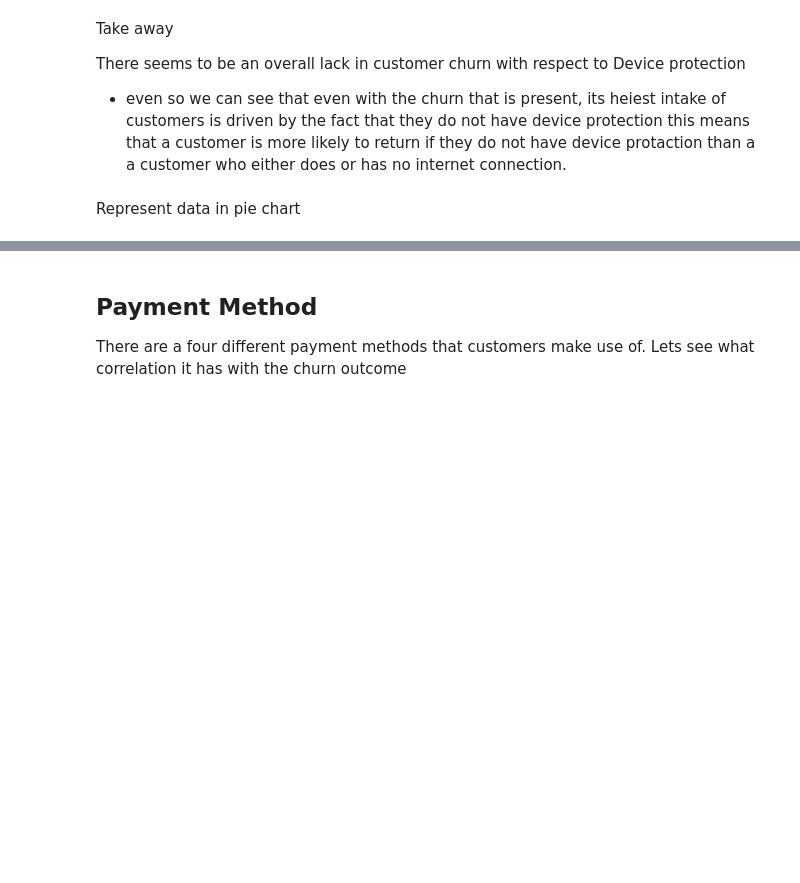
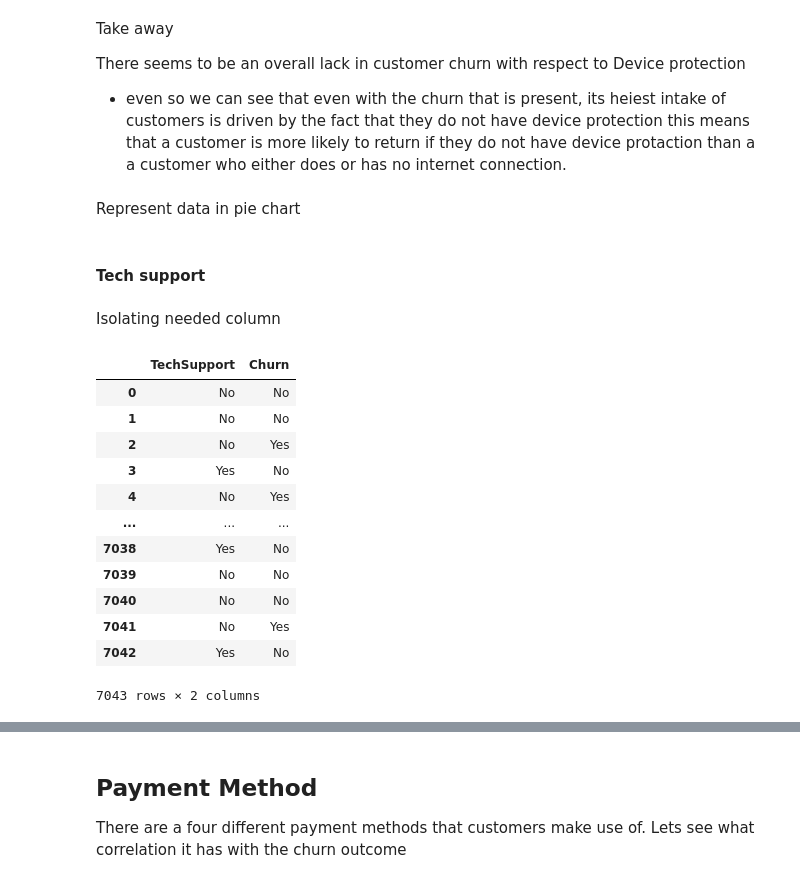
Before and after one commit to PreciousNosiphoDonkrag/MLG382_Projects, a Jupyter notebook: project_2/customer_churn.ipynb, the cells around one changed output, grey strips where cells are left out. Drawn from its saved outputs; the diff is of its cells as text; code cells hidden in the pictures; blank space fills up the shorter version.

```diff
--- a/project_2/customer_churn.ipynb
+++ b/project_2/customer_churn.ipynb
@@ -697,3 +697,24 @@ for col in listofComparison:
 
     fig.update_layout(xaxis_title=f'{col} Outcome', yaxis_title='Number of customers')
     fig.show()
+# %% [markdown]
+#### Tech support
+# %% [markdown]
+Isolating needed column
+# %%
+Tech = data_df[["TechSupport","Churn"]]
+Tech
+# %% [output]
+|  | TechSupport | Churn |
+| 0 | No | No |
+| 1 | No | No |
+| 2 | No | Yes |
+| 3 | Yes | No |
+| 4 | No | Yes |
+| ... | ... | ... |
+| 7038 | Yes | No |
+| 7039 | No | No |
+| 7040 | No | No |
+| 7041 | No | Yes |
+| 7042 | Yes | No |
+7043 rows × 2 columns
```
Also changed, not shown: parts of 7 cells of this notebook.
